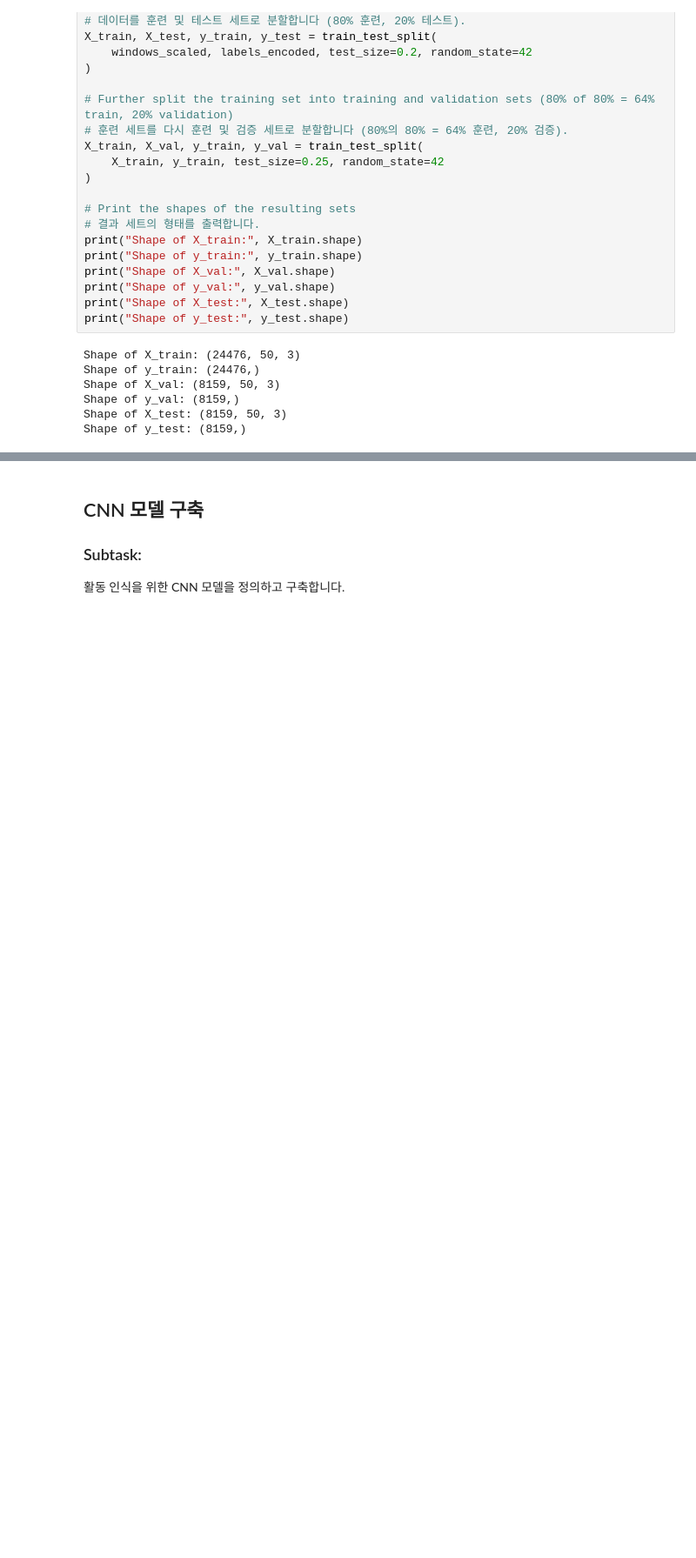
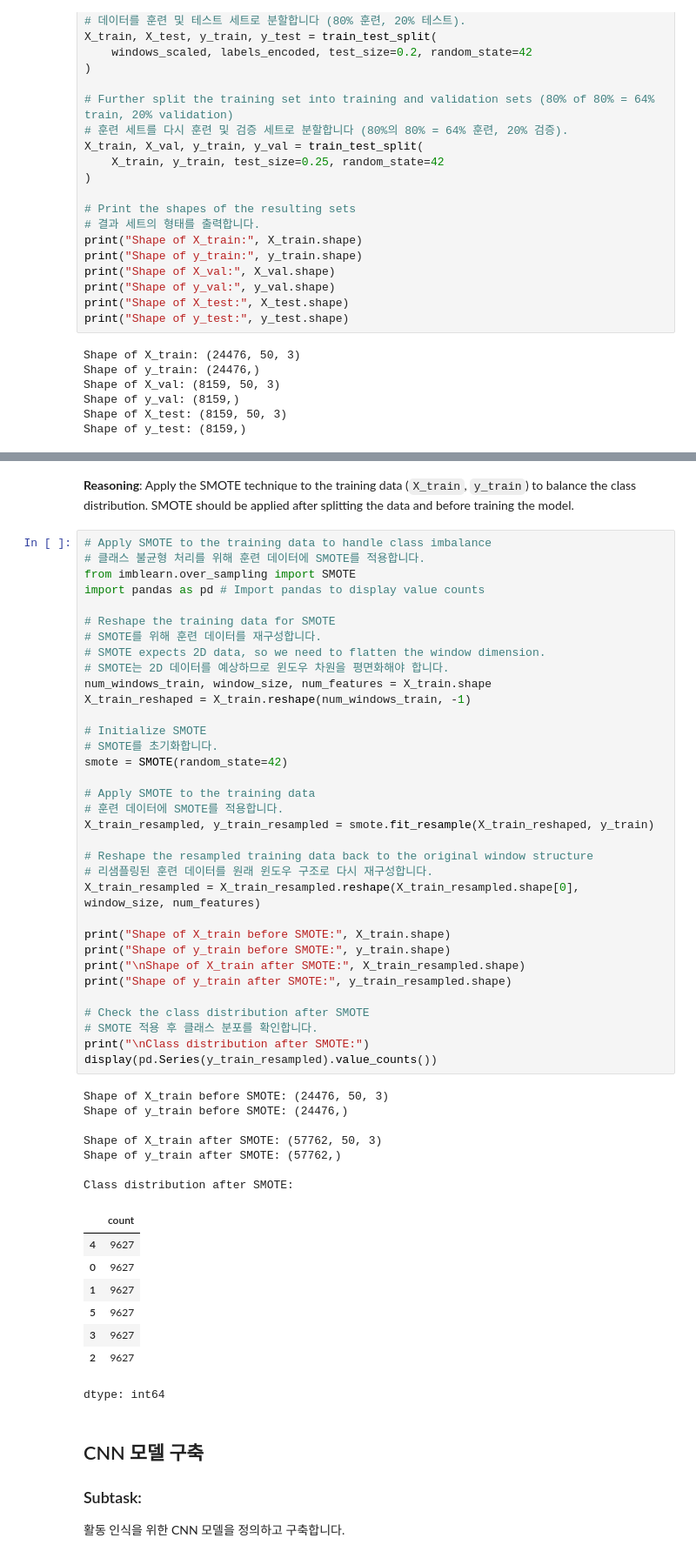
Before and after one commit to kty3452/ML-Class, a Jupyter notebook: week2/wisdomDatasetCNN.ipynb, the cells around one changed output, grey strips where cells are left out. Shown at 87% size. Saved outputs shown, nothing was run; the diff lists cells and outputs as text; blank space fills up the shorter version.

```diff
--- a/week2/wisdomDatasetCNN.ipynb
+++ b/week2/wisdomDatasetCNN.ipynb
@@ -599,3 +574,56 @@ Shape of y_test: (8159,)
+# %% [markdown]
+**Reasoning**:
+Apply the SMOTE technique to the training data (`X_train`, `y_train`) to balance the class distribution. SMOTE should be applied after splitting the data and before training the model.
+# %%
+# Apply SMOTE to the training data to handle class imbalance
+# 클래스 불균형 처리를 위해 훈련 데이터에 SMOTE를 적용합니다.
+from imblearn.over_sampling import SMOTE
+import pandas as pd # Import pandas to display value counts
+
+# Reshape the training data for SMOTE
+# SMOTE를 위해 훈련 데이터를 재구성합니다.
+# SMOTE expects 2D data, so we need to flatten the window dimension.
+# SMOTE는 2D 데이터를 예상하므로 윈도우 차원을 평면화해야 합니다.
+num_windows_train, window_size, num_features = X_train.shape
+X_train_reshaped = X_train.reshape(num_windows_train, -1)
+
+# Initialize SMOTE
+# SMOTE를 초기화합니다.
+smote = SMOTE(random_state=42)
+
+# Apply SMOTE to the training data
+# 훈련 데이터에 SMOTE를 적용합니다.
+X_train_resampled, y_train_resampled = smote.fit_resample(X_train_reshaped, y_train)
+
+# Reshape the resampled training data back to the original window structure
+# 리샘플링된 훈련 데이터를 원래 윈도우 구조로 다시 재구성합니다.
+X_train_resampled = X_train_resampled.reshape(X_train_resampled.shape[0], window_size, num_features)
+
+print("Shape of X_train before SMOTE:", X_train.shape)
+print("Shape of y_train before SMOTE:", y_train.shape)
+print("\nShape of X_train after SMOTE:", X_train_resampled.shape)
+print("Shape of y_train after SMOTE:", y_train_resampled.shape)
+
+# Check the class distribution after SMOTE
+# SMOTE 적용 후 클래스 분포를 확인합니다.
+print("\nClass distribution after SMOTE:")
+display(pd.Series(y_train_resampled).value_counts())
+# %% [output]
+Shape of X_train before SMOTE: (24476, 50, 3)
+Shape of y_train before SMOTE: (24476,)
+
+Shape of X_train after SMOTE: (57762, 50, 3)
+Shape of y_train after SMOTE: (57762,)
+
+Class distribution after SMOTE:
+|  | count |
+| 4 | 9627 |
+| 0 | 9627 |
+| 1 | 9627 |
+| 5 | 9627 |
+| 3 | 9627 |
+| 2 | 9627 |
+dtype: int64
 # %% [markdown]
 ## CNN 모델 구축
 
```
Also changed, not shown: parts of 16 cells of this notebook.
